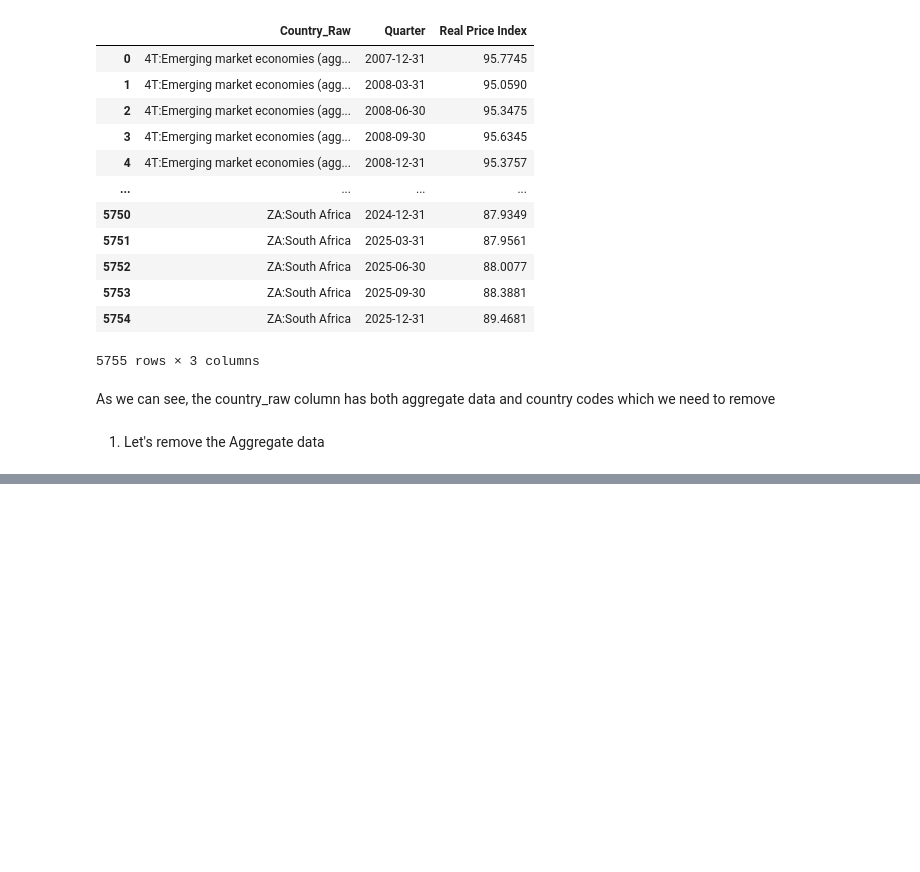
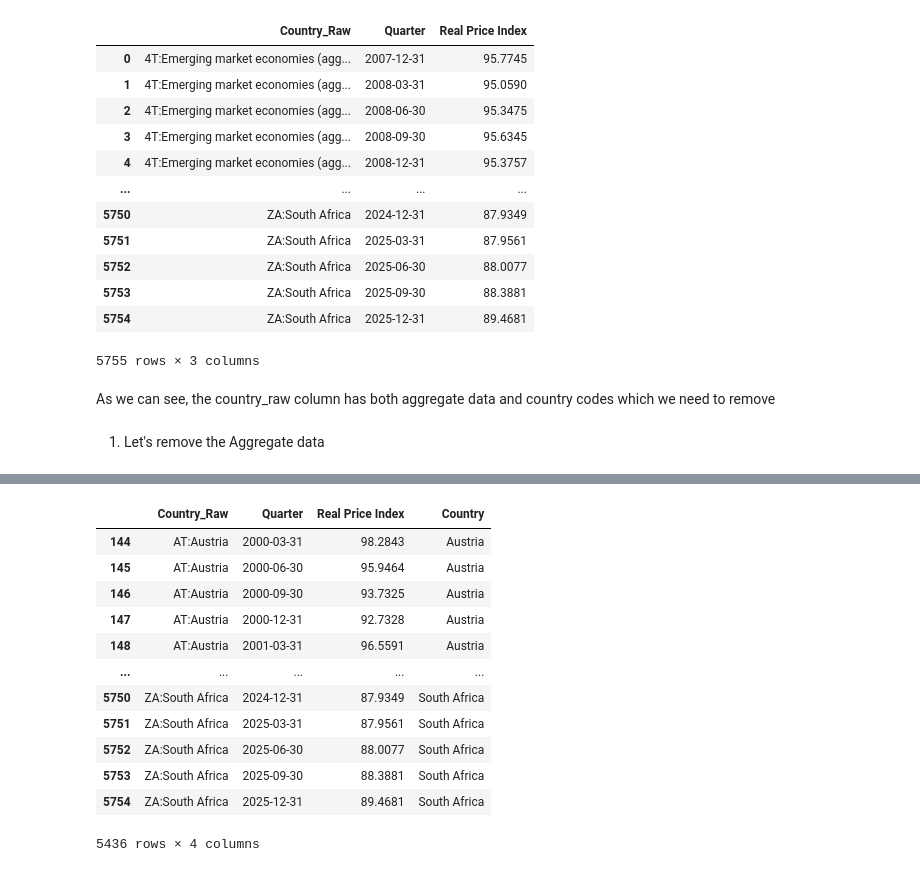
Before and after one commit to SiyanaVel19/Final_project_SU_2026, a Jupyter notebook: Project_housing_2.ipynb, the cells around one changed output, grey strips where cells are left out. Cells and saved outputs as stored; diff of their text form; code cells hidden in the pictures; blank space fills up the shorter version.

Commit message:
Cleaned a bit more
Mainly tried to get the country data in order

```diff
--- a/Project_housing_2.ipynb
+++ b/Project_housing_2.ipynb
@@ -147,0 +112,3 @@ HPI_country
+# %%
+mask = HPI['Country_Raw'].str.contains('aggregate|economies|World|area', case=False)
+HPI = HPI[~mask]
@@ -147,0 +148,18 @@ HPI_country
+# %%
+HPI['Country'] = HPI['Country_Raw'].str.split(':').str[1]
+# %%
+HPI
+# %% [output]
+|  | Country_Raw | Quarter | Real Price Index | Country |
+| 144 | AT:Austria | 2000-03-31 | 98.2843 | Austria |
+| 145 | AT:Austria | 2000-06-30 | 95.9464 | Austria |
+| 146 | AT:Austria | 2000-09-30 | 93.7325 | Austria |
+| 147 | AT:Austria | 2000-12-31 | 92.7328 | Austria |
+| 148 | AT:Austria | 2001-03-31 | 96.5591 | Austria |
+| ... | ... | ... | ... | ... |
+| 5750 | ZA:South Africa | 2024-12-31 | 87.9349 | South Africa |
+| 5751 | ZA:South Africa | 2025-03-31 | 87.9561 | South Africa |
+| 5752 | ZA:South Africa | 2025-06-30 | 88.0077 | South Africa |
+| 5753 | ZA:South Africa | 2025-09-30 | 88.3881 | South Africa |
+| 5754 | ZA:South Africa | 2025-12-31 | 89.4681 | South Africa |
+5436 rows × 4 columns
```
Also changed, not shown: parts of 12 cells of this notebook.
